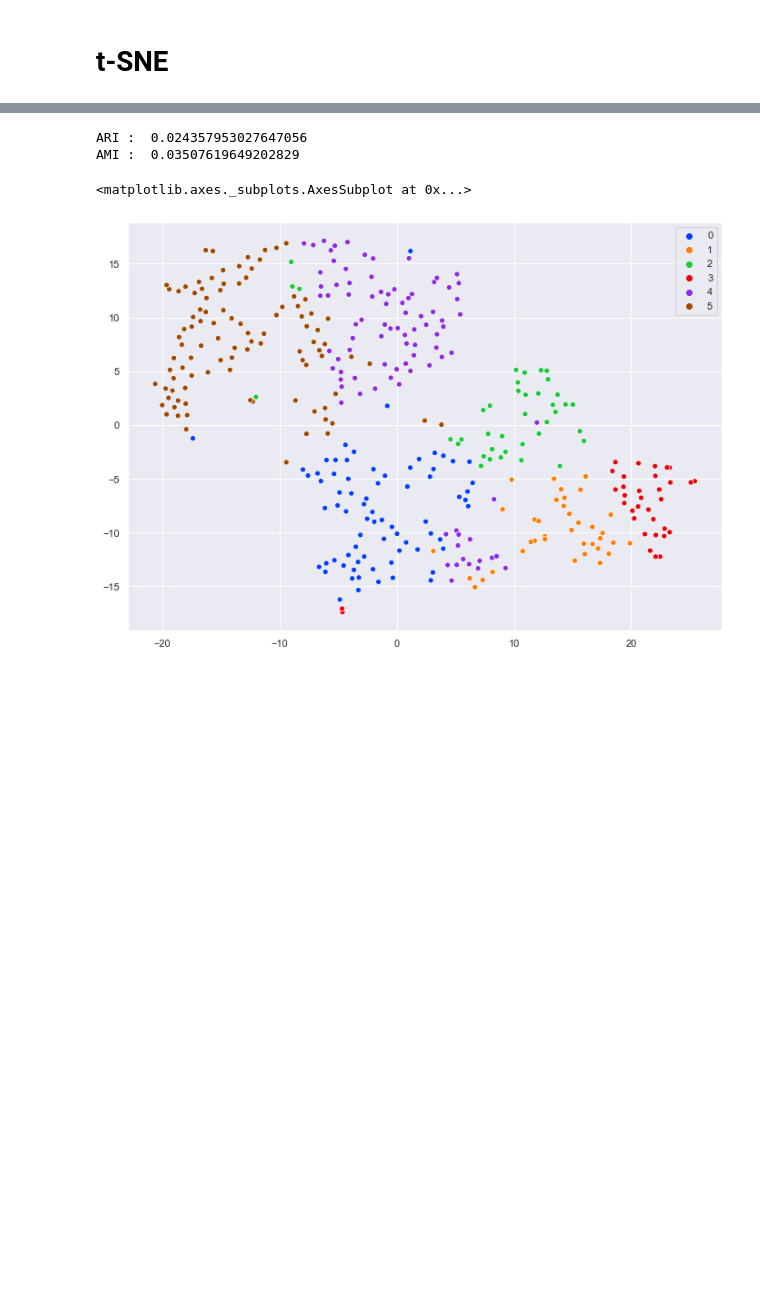
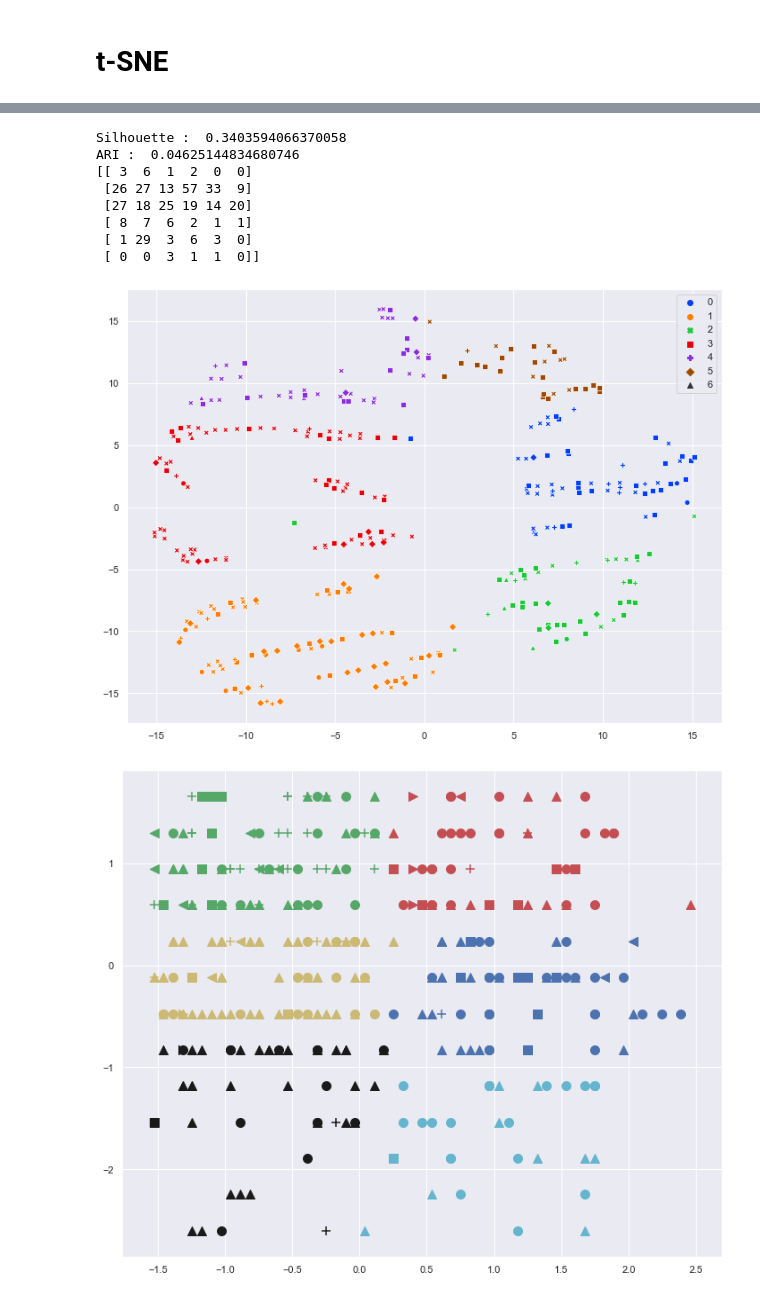
Before and after one commit to pnplab/ML_CRIUSMM, a Jupyter notebook: cours_4/cours_4.ipynb, the cells around one changed output, grey strips where cells are left out. Cells and saved outputs as stored; diff of their text form; code cells hidden in the pictures; blank space fills up the shorter version.

```diff
--- a/cours_4/cours_4.ipynb
+++ b/cours_4/cours_4.ipynb
@@ -413,51 +721,73 @@ from sklearn.cluster import KMeans
 # Importer des métriques permettant d'évaluer le algorithmes
 from sklearn import metrics
 
+from mpl_toolkits.mplot3d import Axes3D
+from matplotlib.lines import Line2D
+from matplotlib.patches import Patch
+
 # -----------------------------------------------------------------------------
 # ÉTAPE 3 : importer et préparer le jeu de données
 # -----------------------------------------------------------------------------
+
 
 # Importons un ensemble de données
 data = pd.read_csv('../data/sim_data_signature_small.csv')
 data = data.dropna()
 
+features_cols = ['AGE', 'UPPSPNU']
 
-features_cols = ['UPPSPNU', 'UPPSPPU', 'UPPSPPR', 'UPPSPPE', 'UPPSPSS', 'PHQ9TT', 'CEVQOTT', 'CEVQOTP', 'CEVQOTS', \
-                'DAST10TT', 'AUDITTT', 'STAIYTT', 'BGHTTA', 'BGHTTB', 'BGHTTC', 'BGHTTD', 'AGE']
 X = data.loc[:, features_cols]
 y = data['CIMDX']
 
 scaler = StandardScaler()
 X = scaler.fit_transform(X)
 
 # -----------------------------------------------------------------------------
 # ÉTAPE 4 : définir et entraîner le modèle
 # -----------------------------------------------------------------------------
 
 k = 6
 
-X_PCA = PCA(n_components=3).fit_transform(X)
 model = KMeans(n_clusters=k, n_init=10, max_iter=300, tol=1e-04, random_state=0)
-model.fit(X_PCA)
+model.fit(X)
 
 labels_pred = model.labels_
-labels_true = y
+labels_true = np.array(y.astype(int))
+
+# Mesures de validation
+Silhouette = metrics.silhouette_score(X, labels_pred)
 ARI = metrics.adjusted_rand_score(labels_true, labels_pred)
-AMI = metrics.adjusted_mutual_info_score(labels_true, labels_pred)
+print('Silhouette : ', metrics.silhouette_score(X, labels_pred))
+print('ARI : ', ARI)
+print(metrics.cluster.contingency_matrix(labels_true, labels_pred))
 
-print('ARI : ', ARI)
-print('AMI : ', AMI)
 
-X_embedded = TSNE(n_components=2).fit_transform(X_PCA)
+# tSNE
+X_embedded = TSNE(n_components=2).fit_transform(X)
+sns.set(rc={'figure.figsize':(12,9)})
+palette = sns.color_palette("bright", k)
+sns.scatterplot(X_embedded[:,0], X_embedded[:,1], hue=labels_pred, style=labels_true, legend='full', palette=palette)
 
-sns.set(rc={'figure.figsize':(11.7,8.27)})
-palette = sns.color_palette("bright", k)
-sns.scatterplot(X_embedded[:,0], X_embedded[:,1], hue=model.labels_, legend='full', palette=palette)
+
+# Graphique
+true_markers = ['^','o','s','+','>','<']
+pred_colors = ['b','g','r','y','k','c']
+
+fig= plt.figure(figsize=(12,10))
+ax = fig.add_subplot(111)
+for i in range(X.shape[0]):
+    ax.scatter(X[i,0],X[i,1], marker=true_markers[labels_true[i]-2], c=pred_colors[labels_pred[i]], s=100)
 # %% [output]
-ARI :  0.024357953027647056
-AMI :  0.03507619649202829
+Silhouette :  0.3403594066370058
+ARI :  0.04625144834680746
+[[ 3  6  1  2  0  0]
+ [26 27 13 57 33  9]
+ [27 18 25 19 14 20]
+ [ 8  7  6  2  1  1]
+ [ 1 29  3  6  3  0]
+ [ 0  0  3  1  1  0]]
-<matplotlib.axes._subplots.AxesSubplot at 0x...>
-[figure, old version]
+[figure, new version]
+[figure, added]
 # %% [markdown]
 <img src="./img/DM_1.svg" alt="Drawing" style="width: 2000px;"/>
 # %% [markdown]
```
Also changed, not shown: parts of 29 cells of this notebook, 25 other files.
